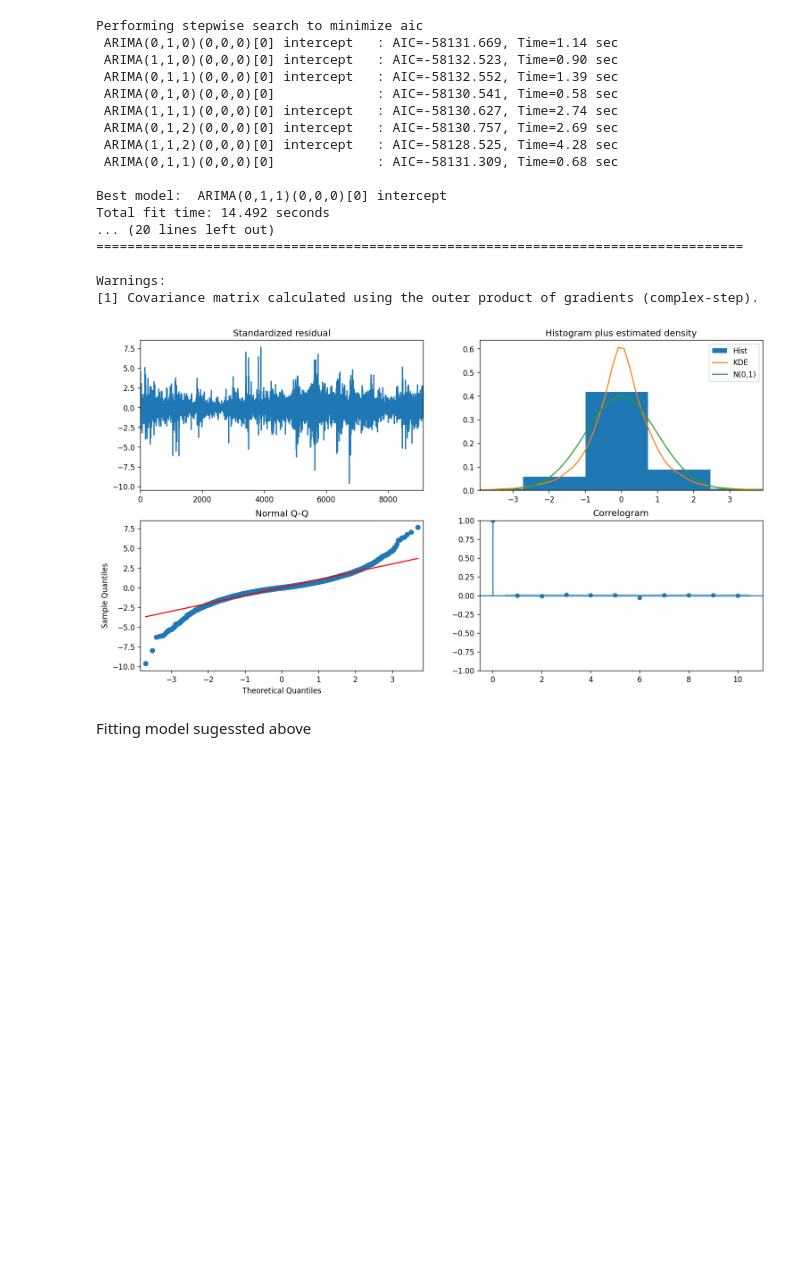
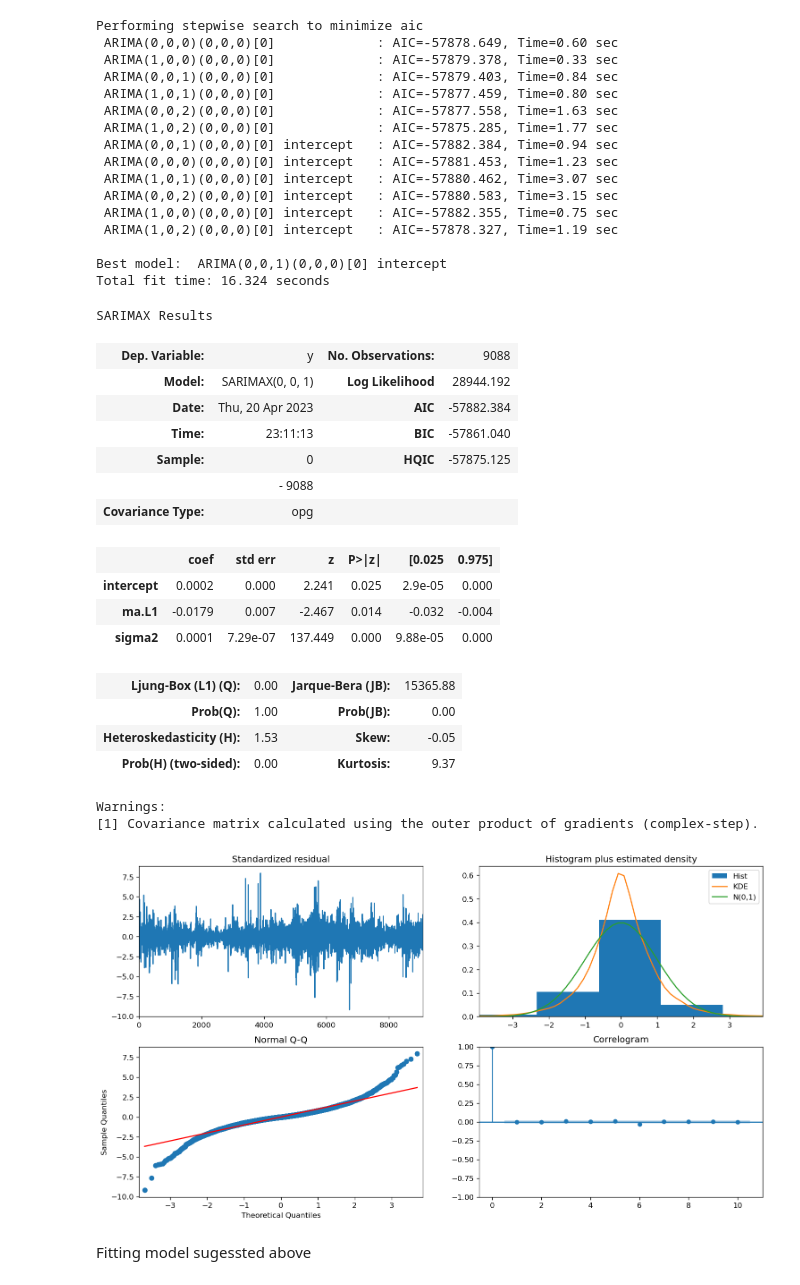
Before and after one commit to maxbranting/gold-forecast, a Jupyter notebook: Models/Price/ARIMA.ipynb, the cells around one changed output. Cells and saved outputs as stored; diff of their text form; code cells hidden in the pictures; blank space fills up the shorter version.

Commit message:
ARIMA  done

```diff
--- a/Models/Price/ARIMA.ipynb
+++ b/Models/Price/ARIMA.ipynb
@@ -17,6 +28,8 @@ from sklearn.metrics import mean_absolute_error, mean_absolute_percentage_error,
 # %%
-df = pd.read_csv(r'C:\Users\maxim\Documents\GitHub\gold-forecast\data\data_nominal_clean.csv', sep=';',  index_col='date',  parse_dates=['date'])
-df.head()
+df = pd.read_csv(r'E:\Dokumenty\GitHub\gold-forecast\data\data_nominal_clean.csv', sep=';',  index_col='date',  parse_dates=['date'])
+dfr = pd.read_csv(r'E:\Dokumenty\GitHub\gold-forecast\data\data_returns_clean.csv', sep=';',  index_col='date',  parse_dates=['date']).dropna()
+display(df.head())
+display(dfr.head())
 # %% [output]
 |  | Gold | CrudeOil | S&P500 | FTSE250 |
 | date |  |  |  |  |
@@ -147,0 +127,8 @@ plt.legend()
+# %%
+train1, test1 = dfr.iloc[:-60], dfr.iloc[-60:-40]
+train2, test2 = dfr.iloc[:-40], dfr.iloc[-40:-20]
+train3, test3 = dfr.iloc[:-20], dfr.iloc[-20:]
+
+y_train_price1, y_test_price1 = df.iloc[:-60].Gold, df.iloc[-60:-40].Gold
+y_train_price2, y_test_price2 = df.iloc[:-40].Gold, df.iloc[-40:-20].Gold
+y_train_price3, y_test_price3 = df.iloc[:-20].Gold, df.iloc[-20:].Gold
@@ -148,40 +149,57 @@ plt.legend()
 # %%
-gp_autoARIMA = auto_arima(y_train,
+gp_autoARIMAp1 = auto_arima(train1.Gold,
                       start_p=0,
                       start_q=0,
                       test='adf',       # use adftest to find optimal 'd'
                       m=7,             # frequency of series
                       d=None,           # let model determine 'd'
                       seasonal=False,   # No Seasonality
                       start_P=0,
                       trace=True,
                       error_action='ignore',
                       suppress_warnings=True,
                       stepwise=True,
-                      maxiter=500,
+                      maxiter=5000,
                       scoring='mse',
                       n_jobs=-1)
-print(gp_autoARIMA.summary())
-gp_autoARIMA.plot_diagnostics(figsize=(15,8))
+display(gp_autoARIMAp1.summary())
+gp_autoARIMAp1.plot_diagnostics(figsize=(15,8))
 plt.show()
 # %% [output]
 Performing stepwise search to minimize aic
- ARIMA(0,1,0)(0,0,0)[0] intercept   : AIC=-58131.669, Time=1.14 sec
- ARIMA(1,1,0)(0,0,0)[0] intercept   : AIC=-58132.523, Time=0.90 sec
- ARIMA(0,1,1)(0,0,0)[0] intercept   : AIC=-58132.552, Time=1.39 sec
- ARIMA(0,1,0)(0,0,0)[0]             : AIC=-58130.541, Time=0.58 sec
- ARIMA(1,1,1)(0,0,0)[0] intercept   : AIC=-58130.627, Time=2.74 sec
- ARIMA(0,1,2)(0,0,0)[0] intercept   : AIC=-58130.757, Time=2.69 sec
- ARIMA(1,1,2)(0,0,0)[0] intercept   : AIC=-58128.525, Time=4.28 sec
- ARIMA(0,1,1)(0,0,0)[0]             : AIC=-58131.309, Time=0.68 sec
+ ARIMA(0,0,0)(0,0,0)[0]             : AIC=-57878.649, Time=0.60 sec
+ ARIMA(1,0,0)(0,0,0)[0]             : AIC=-57879.378, Time=0.33 sec
+ ARIMA(0,0,1)(0,0,0)[0]             : AIC=-57879.403, Time=0.84 sec
+ ARIMA(1,0,1)(0,0,0)[0]             : AIC=-57877.459, Time=0.80 sec
+ ARIMA(0,0,2)(0,0,0)[0]             : AIC=-57877.558, Time=1.63 sec
+ ARIMA(1,0,2)(0,0,0)[0]             : AIC=-57875.285, Time=1.77 sec
+ ARIMA(0,0,1)(0,0,0)[0] intercept   : AIC=-57882.384, Time=0.94 sec
+ ARIMA(0,0,0)(0,0,0)[0] intercept   : AIC=-57881.453, Time=1.23 sec
+ ARIMA(1,0,1)(0,0,0)[0] intercept   : AIC=-57880.462, Time=3.07 sec
+ ARIMA(0,0,2)(0,0,0)[0] intercept   : AIC=-57880.583, Time=3.15 sec
+ ARIMA(1,0,0)(0,0,0)[0] intercept   : AIC=-57882.355, Time=0.75 sec
+ ARIMA(1,0,2)(0,0,0)[0] intercept   : AIC=-57878.327, Time=1.19 sec
 
-Best model:  ARIMA(0,1,1)(0,0,0)[0] intercept
-Total fit time: 14.492 seconds
-... (20 lines left out)
-===================================================================================
-
-Warnings:
-[1] Covariance matrix calculated using the outer product of gradients (complex-step).
+Best model:  ARIMA(0,0,1)(0,0,0)[0] intercept
+Total fit time: 16.324 seconds
+SARIMAX Results
+| Dep. Variable: | y | No. Observations: | 9088 |
+| Model: | SARIMAX(0, 0, 1) | Log Likelihood | 28944.192 |
+| Date: | Thu, 20 Apr 2023 | AIC | -57882.384 |
+| Time: | 23:11:13 | BIC | -57861.040 |
+| Sample: | 0 | HQIC | -57875.125 |
+|  | - 9088 |  |  |
+| Covariance Type: | opg |  |  |
+|  | coef | std err | z | P>|z| | [0.025 | 0.975] |
+| intercept | 0.0002 | 0.000 | 2.241 | 0.025 | 2.9e-05 | 0.000 |
+| ma.L1 | -0.0179 | 0.007 | -2.467 | 0.014 | -0.032 | -0.004 |
+| sigma2 | 0.0001 | 7.29e-07 | 137.449 | 0.000 | 9.88e-05 | 0.000 |
+| Ljung-Box (L1) (Q): | 0.00 | Jarque-Bera (JB): | 15365.88 |
+| Prob(Q): | 1.00 | Prob(JB): | 0.00 |
+| Heteroskedasticity (H): | 1.53 | Skew: | -0.05 |
+| Prob(H) (two-sided): | 0.00 | Kurtosis: | 9.37 |
+Warnings:
+[1] Covariance matrix calculated using the outer product of gradients (complex-step).
-[figure, old version]
+[figure, new version]
 # %% [markdown]
 Fitting  model sugessted above
```
Also changed, not shown: parts of 95 cells of this notebook, 1 other file.
